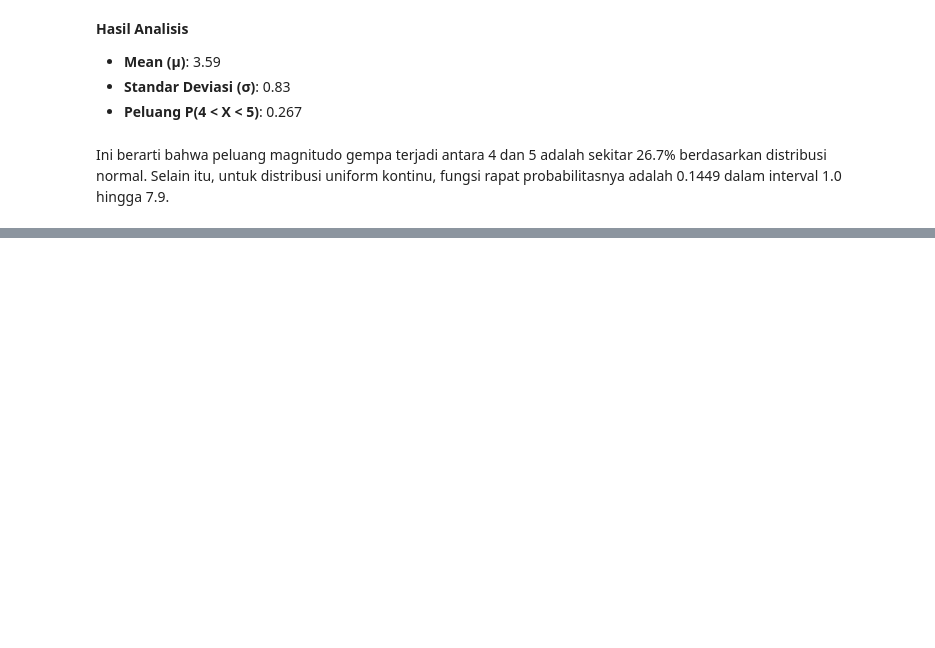
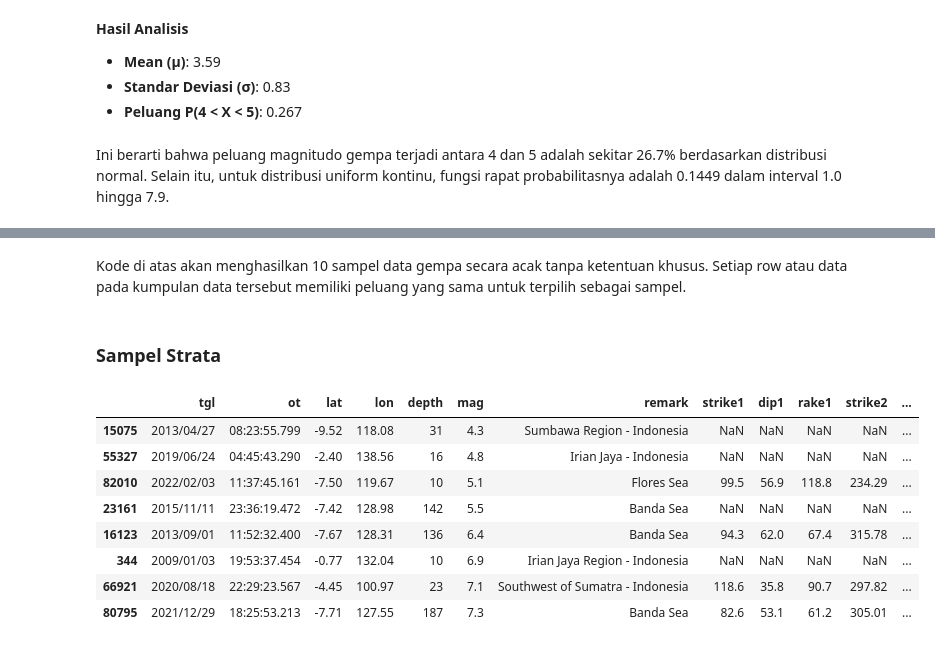
Before and after one commit to nathakusuma/stp-data-gempa, a Jupyter notebook: earthquakes_in_indonesia_2.ipynb, the cells around one changed output, grey strips where cells are left out. Saved outputs shown, nothing was run; the diff lists cells and outputs as text; code cells hidden in the pictures; blank space fills up the shorter version.

```diff
--- a/earthquakes_in_indonesia_2.ipynb
+++ b/earthquakes_in_indonesia_2.ipynb
@@ -185,0 +223,44 @@ Ini berarti bahwa peluang magnitudo gempa terjadi antara 4 dan 5 adalah sekitar
+# %% [markdown]
+Kode di atas akan menghasilkan 10 sampel data gempa secara acak tanpa ketentuan khusus. Setiap row atau data pada kumpulan data tersebut memiliki peluang yang sama untuk terpilih sebagai sampel.
+# %% [markdown]
+### Sampel Strata
+# %%
+df = pd.DataFrame(data)
+
+# Define magnitude bins (e.g., 4.0-4.9, 5.0-5.9, 6.0-6.9, etc.)
+bins = [4, 5, 6, 7, 8]
+labels = ['4.0-4.9', '5.0-5.9', '6.0-6.9', '7.0-7.9']
+
+# Create a new column 'magnitude_level' to indicate the stratum
+df['magnitude_level'] = pd.cut(df['mag'], bins=bins, labels=labels, right=False)
+
+# Perform stratified sampling
+def stratified_sample(df, strata_col, n_samples_per_stratum):
+    # Create an empty DataFrame to store the sampled data
+    sampled_df = pd.DataFrame()
+    # Iterate over each stratum
+    for stratum in df[strata_col].unique():
+        stratum_df = df[df[strata_col] == stratum]
+        sample_size = min(len(stratum_df), n_samples_per_stratum)
+        sampled_stratum_df = stratum_df.sample(sample_size)
+        sampled_df = pd.concat([sampled_df, sampled_stratum_df])
+    return sampled_df
+
+# Number of samples per stratum
+n_samples = 2
+
+# Get the stratified sample
+stratified_df = stratified_sample(df, 'magnitude_level', n_samples)
+
+# Print the sampled data
+stratified_df
+# %% [output]
+|  | tgl | ot | lat | lon | depth | mag | remark | strike1 | dip1 | rake1 | strike2 | ... |
+| 15075 | 2013/04/27 | 08:23:55.799 | -9.52 | 118.08 | 31 | 4.3 | Sumbawa Region - Indonesia | NaN | NaN | NaN | NaN | ... |
+| 55327 | 2019/06/24 | 04:45:43.290 | -2.40 | 138.56 | 16 | 4.8 | Irian Jaya - Indonesia | NaN | NaN | NaN | NaN | ... |
+| 82010 | 2022/02/03 | 11:37:45.161 | -7.50 | 119.67 | 10 | 5.1 | Flores Sea | 99.5 | 56.9 | 118.8 | 234.29 | ... |
+| 23161 | 2015/11/11 | 23:36:19.472 | -7.42 | 128.98 | 142 | 5.5 | Banda Sea | NaN | NaN | NaN | NaN | ... |
+| 16123 | 2013/09/01 | 11:52:32.400 | -7.67 | 128.31 | 136 | 6.4 | Banda Sea | 94.3 | 62.0 | 67.4 | 315.78 | ... |
+| 344 | 2009/01/03 | 19:53:37.454 | -0.77 | 132.04 | 10 | 6.9 | Irian Jaya Region - Indonesia | NaN | NaN | NaN | NaN | ... |
+| 66921 | 2020/08/18 | 22:29:23.567 | -4.45 | 100.97 | 23 | 7.1 | Southwest of Sumatra - Indonesia | 118.6 | 35.8 | 90.7 | 297.82 | ... |
+| 80795 | 2021/12/29 | 18:25:53.213 | -7.71 | 127.55 | 187 | 7.3 | Banda Sea | 82.6 | 53.1 | 61.2 | 305.01 | ... |
```
Also changed, not shown: parts of 23 cells of this notebook.
